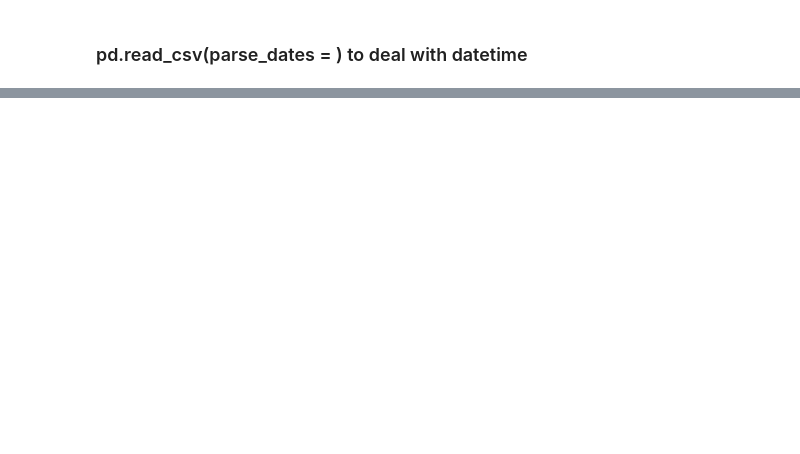
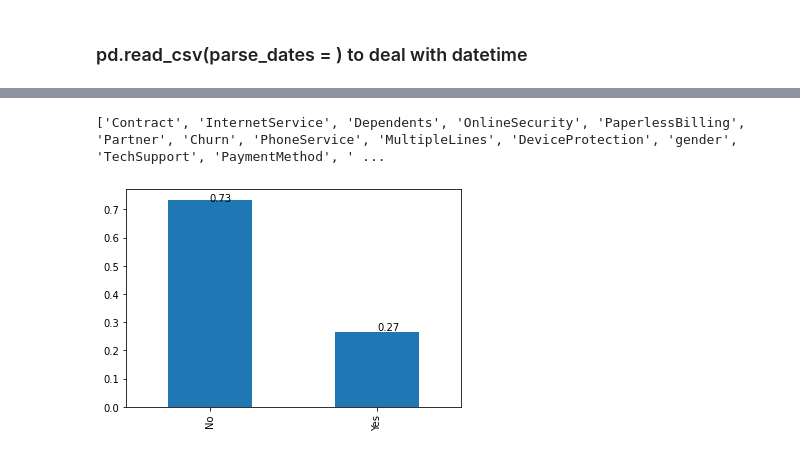
Before and after one commit to ShawnLiu119/Telco-Customer-Churn-Prediction, a Jupyter notebook: churn_pred.ipynb, the cells around one changed output, grey strips where cells are left out. Cells and saved outputs as stored; diff of their text form; code cells hidden in the pictures; blank space fills up the shorter version.

```diff
--- a/churn_pred.ipynb
+++ b/churn_pred.ipynb
@@ -22,0 +97,3 @@ import pandas as pd
+# %%
+df.dropna(inplace=True)
+df.isnull().sum()
@@ -22,0 +118,10 @@ import pandas as pd
+# %%
+#explore categorical and numeric feature separately
+
+col = df.columns
+num_cols = df._get_numeric_data().columns
+cat_cols = list(set(col) - set(num_cols))
+
+print(cat_cols, num_cols)
+# %% [output]
+['Contract', 'InternetService', 'Dependents', 'OnlineSecurity', 'PaperlessBilling', 'Partner', 'Churn', 'PhoneService', 'MultipleLines', 'DeviceProtection', 'gender', 'TechSupport', 'PaymentMethod', ' ...
@@ -22,0 +138,18 @@ import pandas as pd
+# %%
+#customer_id contains little info, considered not relevant to the prediction
+
+df = df.drop(columns=['customerID'], axis=1)
+# %%
+# To add label value on the bar chart, need to self define a function
+def addlabels(x,y):
+    for i in range(len(x)):
+        plt.text(i, y[i], y[i])  #first two are coordinate position, third one is value; if it is categorical variable, then you can not use x[i] as x-axis since it is textual values
+# %%
+#explore the target variable
+
+# df['Churn'].value_counts().plot(kind='bar')
+df['Churn'].value_counts(normalize=True).plot(kind='bar')
+addlabels(df['Churn'].value_counts(normalize=True).index.values.tolist(), df['Churn'].value_counts(normalize=True).round(2).values)
+#normalize shows %
+# %% [output]
+[figure, added]
```
Also changed, not shown: parts of 27 cells of this notebook.
